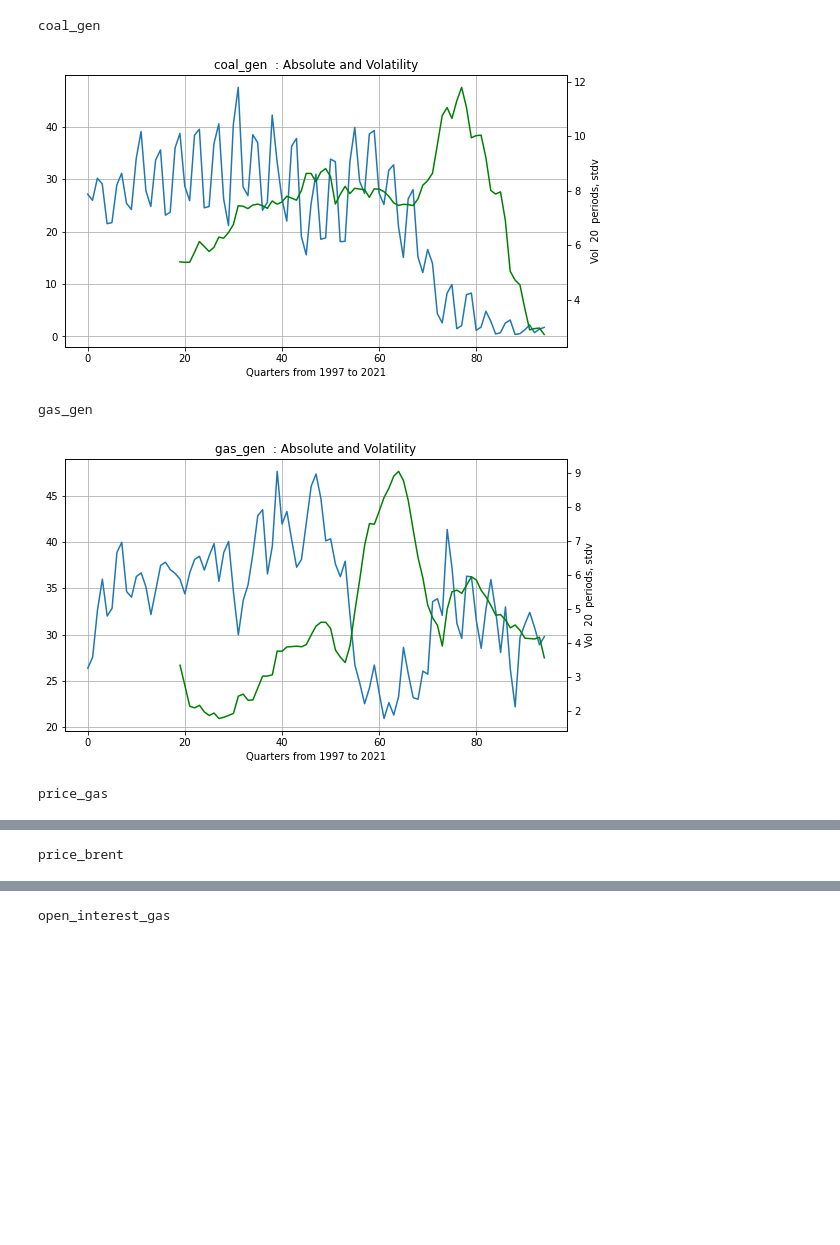
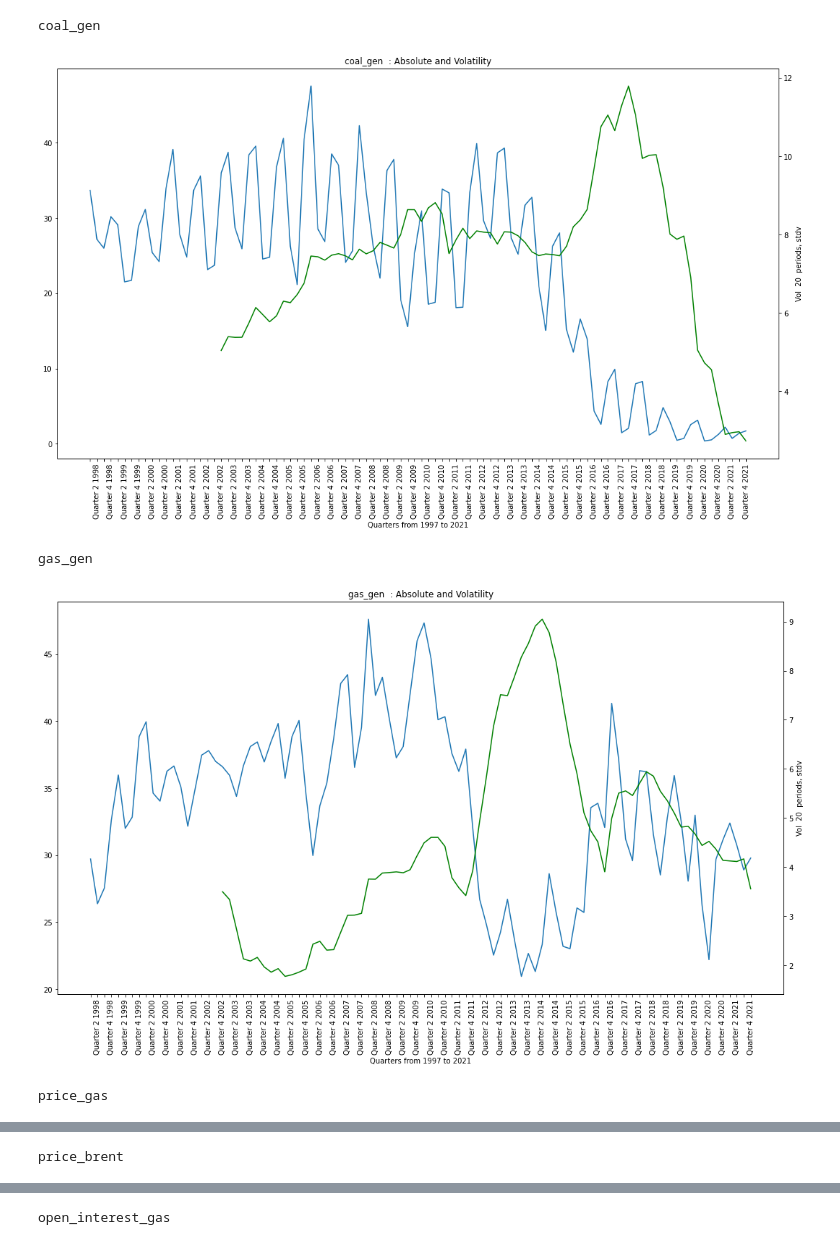
Before and after one commit to lruffie/GasPriceDecomp, a Jupyter notebook: correlations_timeseries.ipynb, the cells around one changed output, grey strips where cells are left out. Saved outputs shown, nothing was run; the diff lists cells and outputs as text; code cells hidden in the pictures; blank space fills up the shorter version.

```diff
--- a/correlations_timeseries.ipynb
+++ b/correlations_timeseries.ipynb
@@ -4,7 +4,7 @@ import numpy as np
 import matplotlib.pyplot as plt
 # %%
 data_df=pd.read_excel('Gas Data processed.xlsx',sheet_name="code")
-df=data_df.loc[1:97,["year", "coal_gen", "gas_gen", "price_gas", "price_brent","open_interest_gas", "ets"]]
+df=data_df.loc[:,["year", "coal_gen", "gas_gen", "price_gas", "price_brent","open_interest_gas", "ets"]]
 print(df)
 # %% [output]
               year  coal_gen  gas_gen   price_gas  price_brent  \
@@ -27,28 +27,32 @@ print(df)
 # %%
 column_names = list(df.columns.values)
 year = column_names.pop(0)
 for name in column_names:
     print(name)
     col = df[name].values
 
     price_list=pd.Series(col)
     var=20  #20 periods
     rollist=price_list.rolling(var)
     rolvol=rollist.std(ddof=0)
 
-    plt.figure(figsize=(9, 5))
-    plt.plot(col, label=name)
+    plt.figure(figsize=(18, 10))
+    plt.plot(df.year, col, label=name)
     plt.xlabel("Quarters from 1997 to 2021")
     plt.title(name + "  : Absolute and Volatility")
-    plt.grid()
+    ax = plt.gca()
+    plt.xticks(rotation=90)
+    for label in ax.get_xaxis().get_ticklabels()[::2]:
+        label.set_visible(False)
+
 
     plt2=plt.twinx()
     plt2.plot(rolvol, color="green")
     plt2.set_ylabel("Vol  " + str(var) + "  periods, stdv", color="black")
     plt.show()
 # %% [output]
 coal_gen
-[figure, old version]
+[figure, new version]
 gas_gen
-[figure, old version]
+[figure, new version]
 price_gas
```
Also changed, not shown: parts of 3 cells of this notebook, 14 other files.
